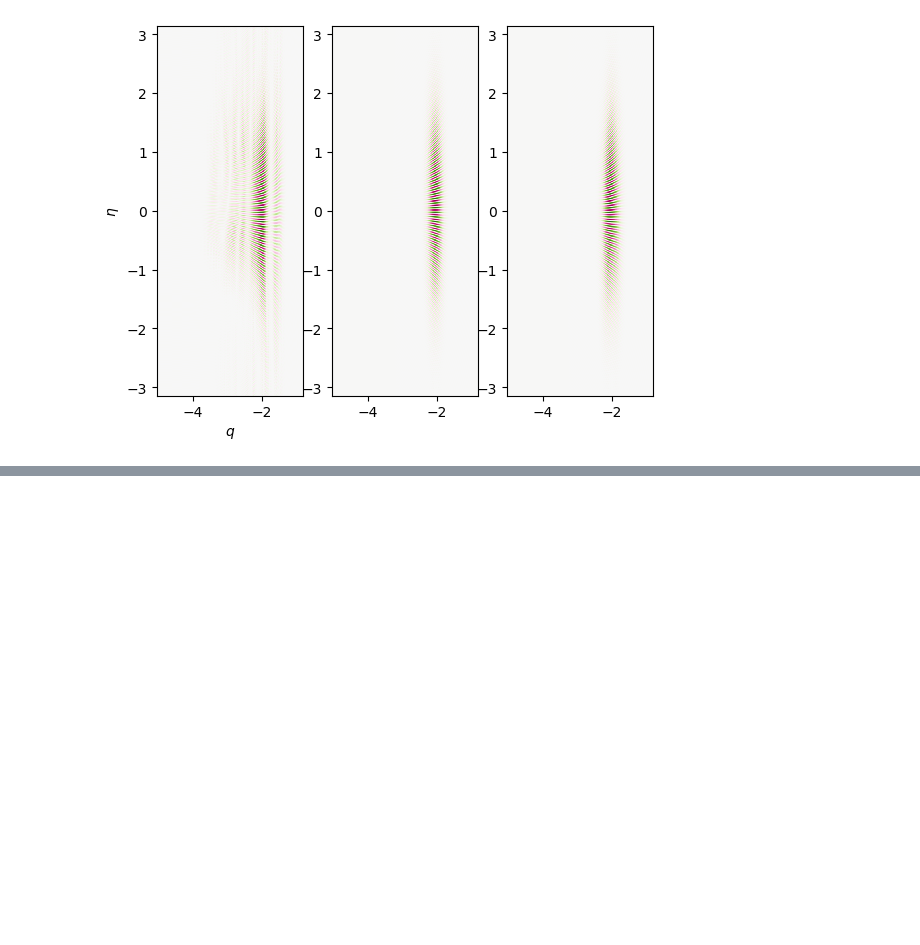
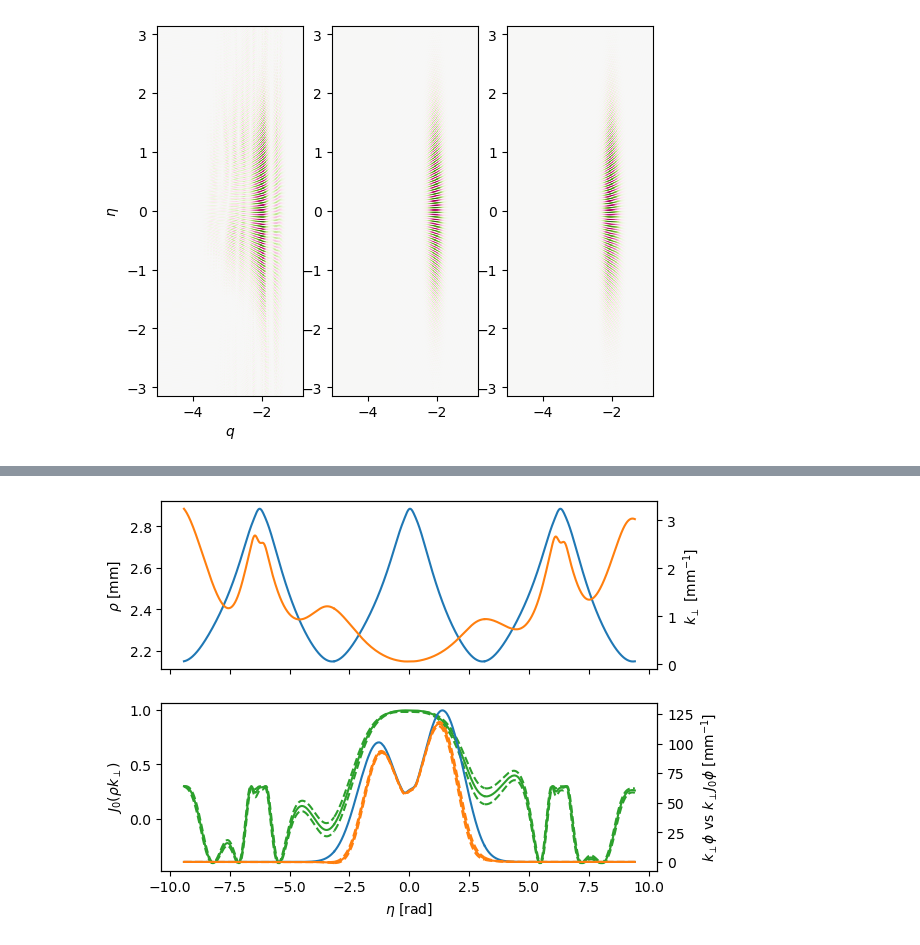
Before and after one commit to Maplenormandy/c1lgkt, a Jupyter notebook: bin/ballooning_filter.ipynb, the cells around one changed output, grey strips where cells are left out. Cells and saved outputs as stored; diff of their text form; code cells hidden in the pictures; blank space fills up the shorter version.

```diff
--- a/bin/ballooning_filter.ipynb
+++ b/bin/ballooning_filter.ipynb
@@ -338,0 +367,81 @@ plt.pcolormesh(q_samp, theta_samp, np.real(dpot_fit_gh), norm=mpl.colors.Centere
+# %%
+# %% Compute J0 along the field line
+
+# Compute rho along the surface
+rz_surf = geom.rz_node[geom.breaks_surf[ksurf]:geom.breaks_surf[ksurf+1],:]
+b_surf = geom.b_node[geom.breaks_surf[ksurf]:geom.breaks_surf[ksurf+1],:]
+theta_surf = geom.theta_node[geom.breaks_surf[ksurf]:geom.breaks_surf[ksurf+1]]
+modb = np.linalg.norm(b_surf, axis=1)
+rho = np.sqrt(2 * mu0 * modb * pp.m) / modb / np.abs(pp.z)
+
+## Compute kperp along the surface
+
+# Extract R and Z
+r = rz_surf[:,0]
+z = rz_surf[:,1]
+# Get psi on the surface
+psi_ev, ff_ev = eq.compute_psi_and_ff(r, z)
+(psi, psidr, psidz, psidrr, psidrz, psidzz) = psi_ev
+# Compute geometric theta and use it in the interpolator
+gtheta = np.arctan2(z - eq.zaxis, r - eq.raxis)
+gdtheta, dgdtheta = geom.interp_gdtheta_grid(psi, gtheta, nu=(0,1))
+
+fig, axs = plt.subplots(2, 1, sharex=True)
+axt = [axs[0].twinx(), axs[1].twinx()]
+
+ntor = 3*nphi
+mu_q, mu_eta, sigma_q, sigma_eta = res_g.x[:4]
+sigma_thetak = 1 / (ntor*sigma_q)
+
+l = 0
+for l in [-1, 0, 1]:
+    eta = np.mod(gtheta + gdtheta + np.pi, 2*np.pi) - np.pi + l*2*np.pi
+
+    # dq/dpsi, used to compute grad(q)
+    q = geom.interp_q(psi)
+    dq = geom.interp_q(psi, nu=1)
+
+    # geometric minor radius squared
+    rg2 = (r - eq.raxis)**2 + (z - eq.zaxis)**2
+    # Compute grad(eta)
+    thetagr = (eq.zaxis - z) / rg2
+    thetagz = (r - eq.raxis) / rg2
+    etar = (1 + dgdtheta[1,:]) * thetagr + dgdtheta[0,:] * psidr
+    etaz = (1 + dgdtheta[1,:]) * thetagz + dgdtheta[0,:] * psidz
+
+    # compute kR and kZ
+    kr = ntor * (-q * etar - (eta) * dq * psidr)
+    kz = ntor * (-q * etaz - (eta) * dq * psidz)
+    kphi = ntor / r
+    kperp = np.sqrt(kr**2 + kz**2 + kphi**2)
+
+    # Permutation to plot theta in order
+    p = np.argsort(eta)
+
+    ## Make plots
+    axs[0].plot(eta[p], rho[p]*1e3, c='tab:blue')
+    axs[0].set_ylabel(R'$\rho$ [mm]')
+
+    axt[0].plot(eta[p], kperp[p] / 1e3, c='tab:orange')
+    axt[0].set_ylabel(R'$k_\perp$ [mm$^{-1}$]')
+
+    axs[1].plot(eta[p], scipy.special.jv(0, rho[p] * kperp[p]), c='tab:green')
+    axs[1].set_ylabel(R'$J_0(\rho k_\perp)$')
+
+    axt[1].plot(eta[p], np.exp(-(eta[p] - mu_eta)**2 / (2*sigma_eta**2)) * kperp[p], c='tab:blue')
+    axt[1].plot(eta[p], np.exp(-(eta[p] - mu_eta)**2 / (2*sigma_eta**2)) * scipy.special.jv(0, rho[p] * kperp[p]) * kperp[p], c='tab:orange')
+
+    axs[1].set_xlabel(R'$\eta$ [rad]')
+    axt[1].set_ylabel(R'$k_\perp \phi$ vs $k_\perp J_0 \phi$ [mm$^{-1}$]')
+
+    # Check how much changing theta_k changes things
+    for thetak in [-sigma_thetak, sigma_thetak]:
+        kr = ntor * (-q * etar - (eta - thetak) * dq * psidr)
+        kz = ntor * (-q * etaz - (eta - thetak) * dq * psidz)
+        kphi = ntor / r
+        kperp2 = np.sqrt(kr**2 + kz**2 + kphi**2)
+
+        axs[1].plot(eta[p], scipy.special.jv(0, rho[p] * kperp2[p]), c='tab:green', ls='--')
+        axt[1].plot(eta[p], np.exp(-(eta[p] - mu_eta)**2 / (2*sigma_eta**2)) * scipy.special.jv(0, rho[p] * kperp2[p]) * kperp[p], c='tab:orange', ls='--')
+# %% [output]
+[figure, added]
```
Also changed, not shown: parts of 5 cells of this notebook, 8 other files.
